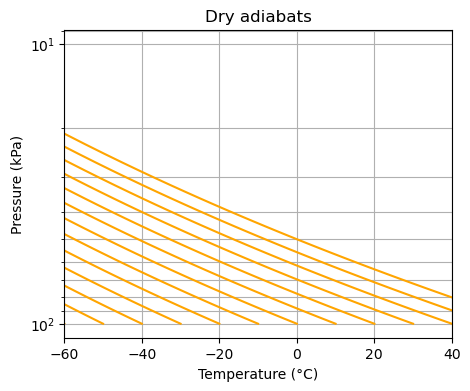
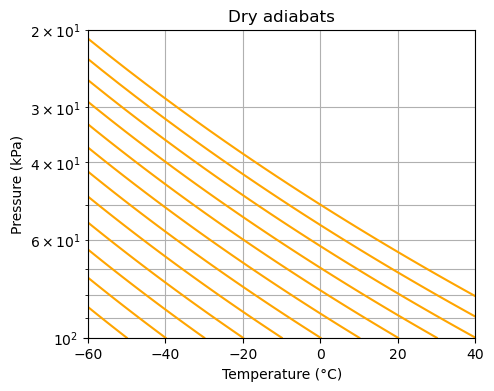
The notebook cell's code change between the first figure and the second:
--- before
+++ after
@@ -4,4 +4,5 @@
 ax.grid(axis='both', visible=True, which='minor')
 ax.set_xlim(-60, 40)
+ax.set_ylim(100, 20)
 ax.yaxis.set_inverted(True)
 ax.set_title("Dry adiabats")

Commit: potential temperature